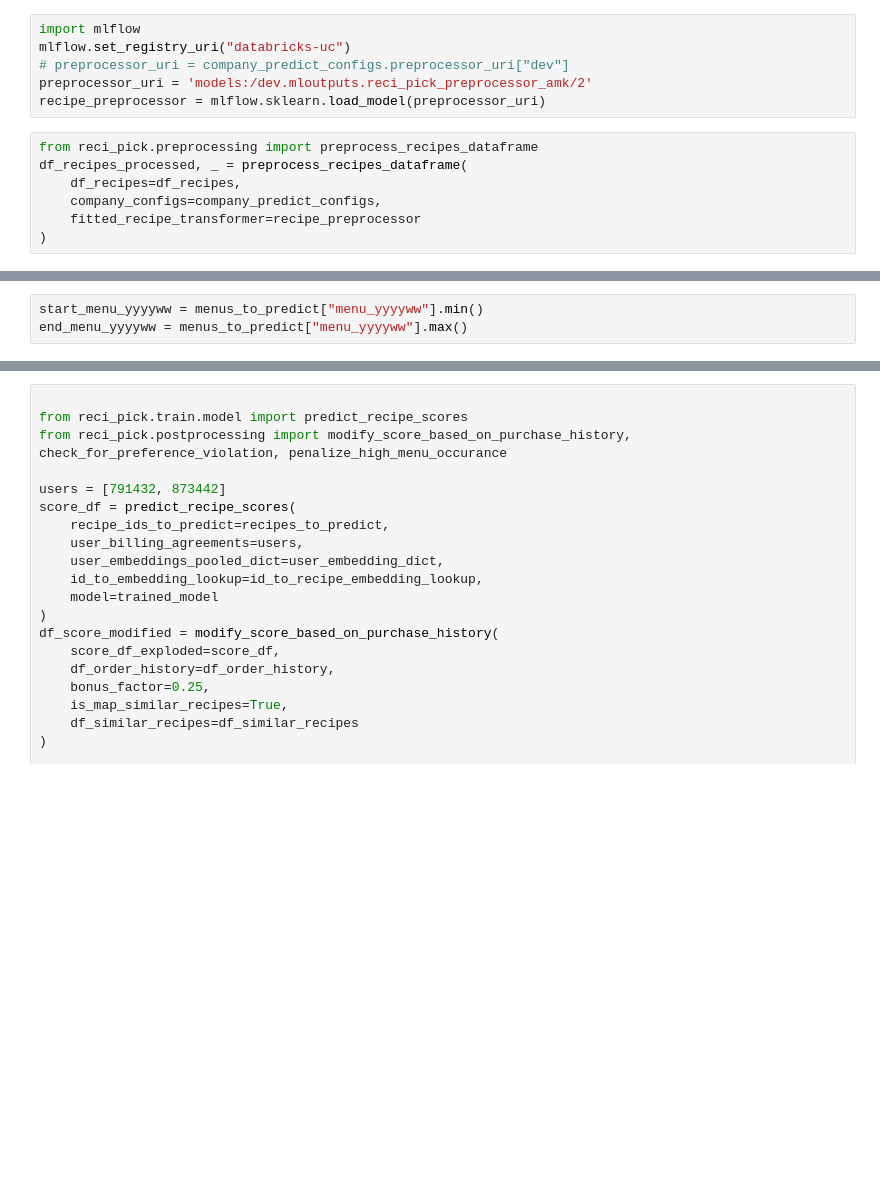
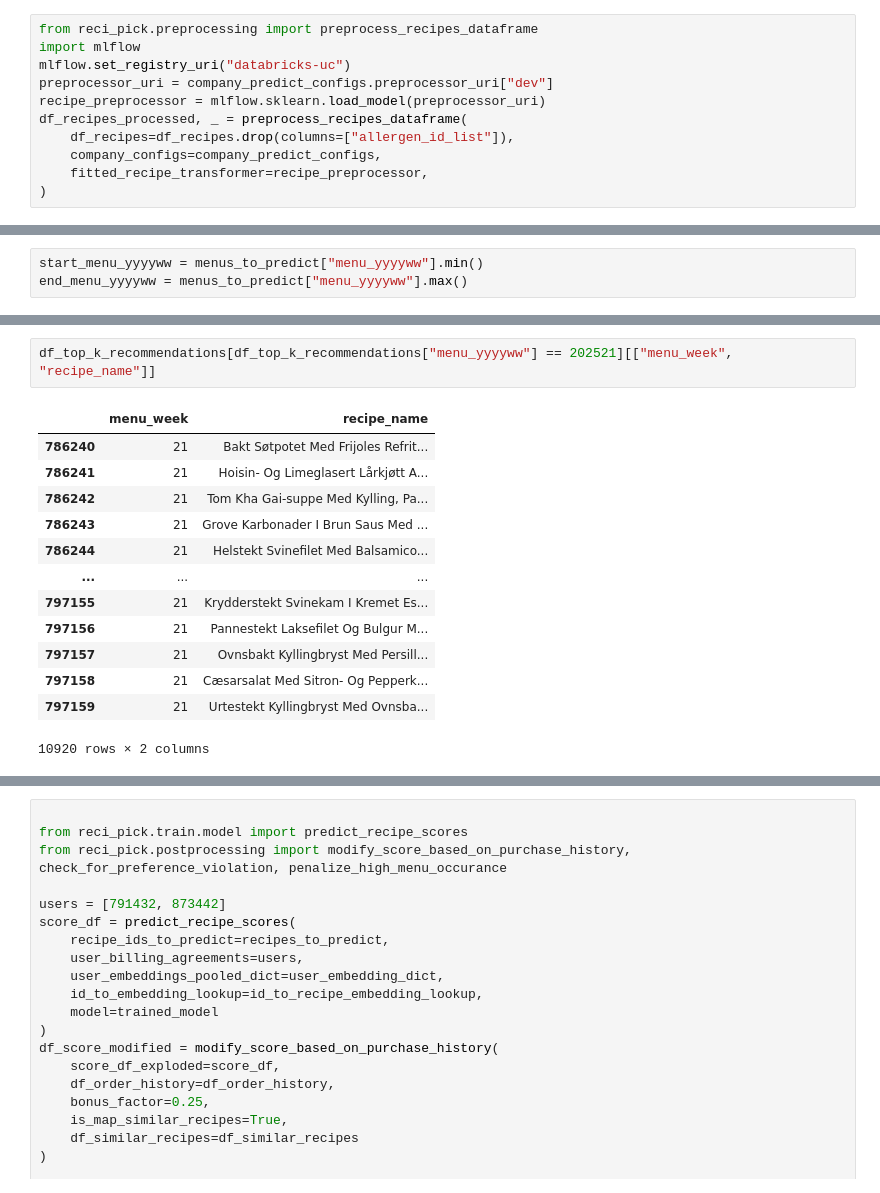
Before and after one commit to comegrant/dbt_docs_test, a Jupyter notebook: projects/reci-pick/sandbox/predict.ipynb, the cells around one changed output, grey strips where cells are left out. Saved outputs shown, nothing was run; the diff lists cells and outputs as text; blank space fills up the shorter version.

```diff
--- a/projects/reci-pick/sandbox/predict.ipynb
+++ b/projects/reci-pick/sandbox/predict.ipynb
@@ -34,16 +28,14 @@ company_predict_configs.model_uri
 # %%
+from reci_pick.preprocessing import preprocess_recipes_dataframe
 import mlflow
 mlflow.set_registry_uri("databricks-uc")
-# preprocessor_uri = company_predict_configs.preprocessor_uri["dev"]
-preprocessor_uri = 'models:/dev.mloutputs.reci_pick_preprocessor_amk/2'
+preprocessor_uri = company_predict_configs.preprocessor_uri["dev"]
 recipe_preprocessor = mlflow.sklearn.load_model(preprocessor_uri)
+df_recipes_processed, _ = preprocess_recipes_dataframe(
+    df_recipes=df_recipes.drop(columns=["allergen_id_list"]),
+    company_configs=company_predict_configs,
+    fitted_recipe_transformer=recipe_preprocessor,
+)
-# %%
-from reci_pick.preprocessing import preprocess_recipes_dataframe
-df_recipes_processed, _ = preprocess_recipes_dataframe(
-    df_recipes=df_recipes,
-    company_configs=company_predict_configs,
-    fitted_recipe_transformer=recipe_preprocessor
-)
 # %%
 from reci_pick.train.training_data import get_recipe_embeddings
 id_to_recipe_embedding_lookup, id_to_name_lookup = get_recipe_embeddings(
@@ -136,2 +172,18 @@ for i, users in enumerate(user_chunks[:2]):
+# %%
+df_top_k_recommendations[df_top_k_recommendations["menu_yyyyww"] == 202521][["menu_week", "recipe_name"]]
+# %% [output]
+|  | menu_week | recipe_name |
+| 786240 | 21 | Bakt Søtpotet Med Frijoles Refrit... |
+| 786241 | 21 | Hoisin- Og Limeglasert Lårkjøtt A... |
+| 786242 | 21 | Tom Kha Gai-suppe Med Kylling, Pa... |
+| 786243 | 21 | Grove Karbonader I Brun Saus Med ... |
+| 786244 | 21 | Helstekt Svinefilet Med Balsamico... |
+| ... | ... | ... |
+| 797155 | 21 | Krydderstekt Svinekam I Kremet Es... |
+| 797156 | 21 | Pannestekt Laksefilet Og Bulgur M... |
+| 797157 | 21 | Ovnsbakt Kyllingbryst Med Persill... |
+| 797158 | 21 | Cæsarsalat Med Sitron- Og Pepperk... |
+| 797159 | 21 | Urtestekt Kyllingbryst Med Ovnsba... |
+10920 rows × 2 columns
 # %%
 df_scores_modified.head()
```
Also changed, not shown: parts of 7 cells of this notebook, 5 other files.
